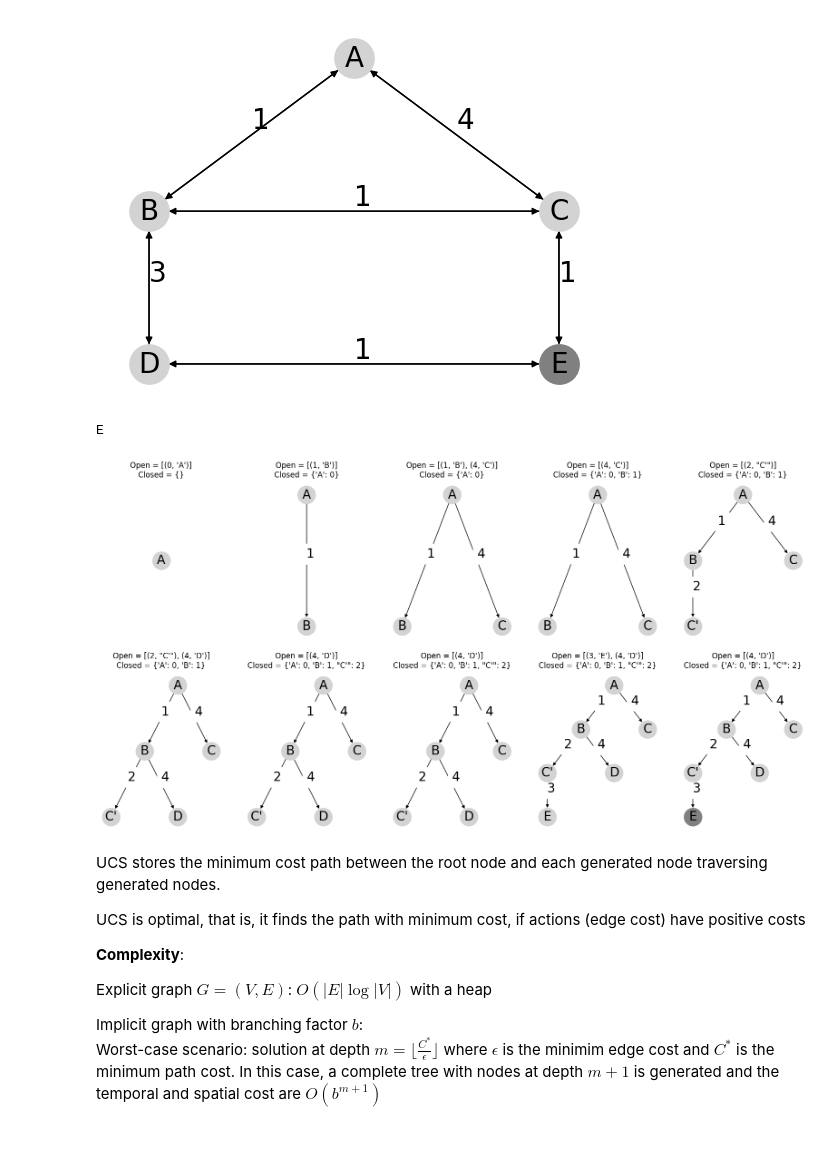
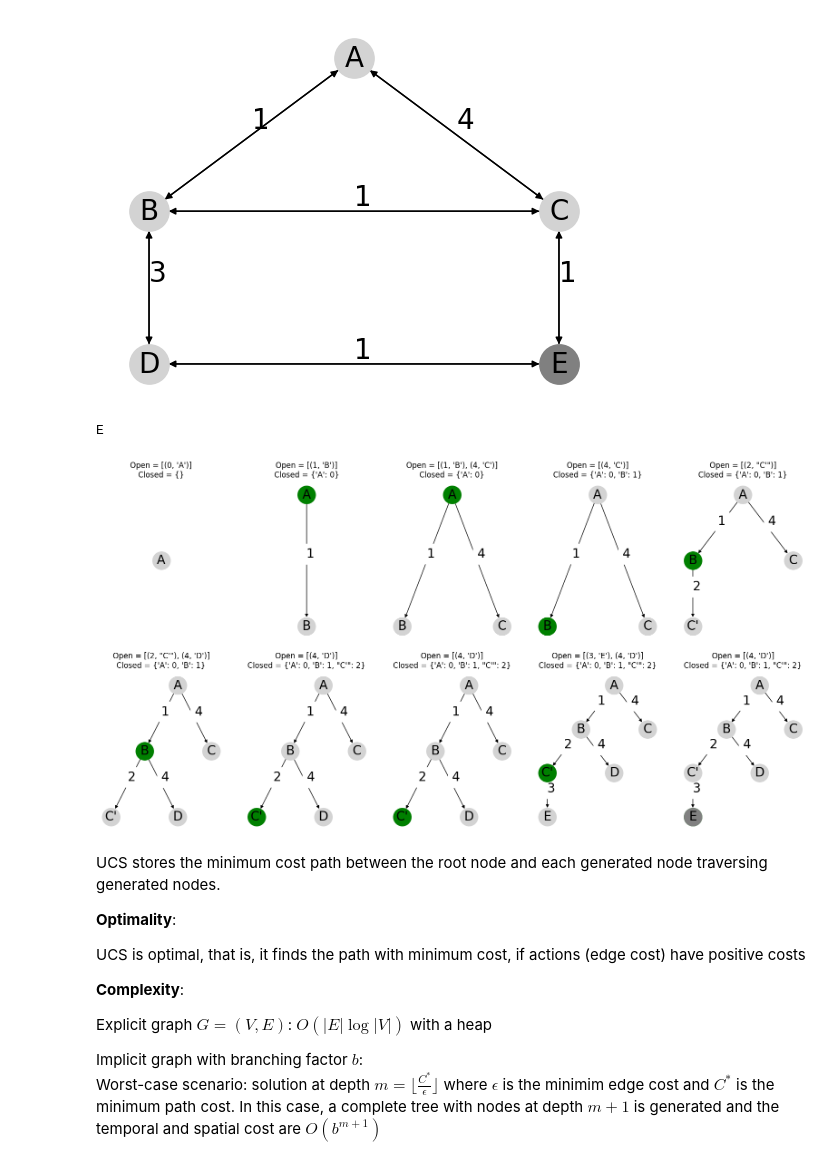
Before and after one commit to jorcisai/SIN, a Jupyter notebook: block1/search/Uniform Cost Search (UCS)/ucs.ipynb, the cells around one changed output. Saved outputs shown, nothing was run; the diff lists cells and outputs as text; code cells hidden in the pictures.

Commit message:
Highlighting in green node being expanded

```diff
--- a/block1/search/Uniform Cost Search (UCS)/ucs.ipynb
+++ b/block1/search/Uniform Cost Search (UCS)/ucs.ipynb
@@ -98,7 +100,7 @@ nrows=2; ncols=4
 fig, _ = plt.subplots(nrows=nrows, ncols=ncols, figsize=(20, 10))
 axes = iter(fig.axes)
 
-def draw_graph(DG, DW, source, Open, Closed, target=[]):
+def draw_graph(DG, DW, source, Open, Closed, active=[], target=[]):
   nxDG=nx.DiGraph(DG)
   ax = next(axes)
   ax.set_title("Open = "+str(Open)+"\n"+"Closed = "+str(Closed))
@@ -106,6 +108,7 @@ def draw_graph(DG, DW, source, Open, Closed, target=[]):
   nx.draw(nxDG, pos=pos_nodes, ax=ax, with_labels=True, node_color="lightgray", node_size=800, font_size=20)
   nx.draw_networkx_edge_labels(nxDG, pos=pos_nodes, edge_labels=DW, label_pos=0.5, font_size=20,
     horizontalalignment="left",verticalalignment="bottom", ax=ax, rotate=False)
+  nx.draw_networkx_nodes(nxDG, pos=pos_nodes, ax=ax, nodelist=active, node_color='green', node_size=800)
   nx.draw_networkx_nodes(nxDG, pos=pos_nodes, ax=ax, nodelist=target, node_color='gray', node_size=800)
 
 import heapq
@@ -123,7 +126,7 @@ def ucs(G, W, source, Target):
   while Openh != []:
     (gs,s) = heapq.heappop(Openh); del Opend[s[0]]
     if s[0] in Target:
-      draw_graph(DG, DW, source, Openh, Closed, [s])
+      draw_graph(DG, DW, source, Openh, Closed, [s], [s])
       return s
     Closed[s] = gs
     Adj = DG[s]
@@ -151,7 +154,7 @@ def ucs(G, W, source, Target):
         if gn < x:
           del Closed[n]
           heapq.heappush(Openh,(gn,n)); Opend.update({n: gn})
-      draw_graph(DG, DW, source, Openh, Closed)
+      draw_graph(DG, DW, source, Openh, Closed, [s])
 
 print(ucs(G,W,source,Target))
 # %% [output]
@@ -186,7 +189,7 @@ nrows=2; ncols=5
 fig, _ = plt.subplots(nrows=nrows, ncols=ncols, figsize=(20, 10))
 axes = iter(fig.axes)
 
-def draw_graph(DG, DW, source, Open, Closed, target=[]):
+def draw_graph(DG, DW, source, Open, Closed, active=[], target=[]):
   nxDG=nx.DiGraph(DG)
   ax = next(axes)
   ax.set_title("Open = "+str(Open)+"\n"+"Closed = "+str(Closed))
@@ -194,6 +197,7 @@ def draw_graph(DG, DW, source, Open, Closed, target=[]):
   nx.draw(nxDG, pos=pos_nodes, ax=ax, with_labels=True, node_color="lightgray", node_size=800, font_size=20)
   nx.draw_networkx_edge_labels(nxDG, pos=pos_nodes, edge_labels=DW, label_pos=0.5, font_size=20,
     horizontalalignment="left",verticalalignment="bottom", ax=ax, rotate=False)
+  nx.draw_networkx_nodes(nxDG, pos=pos_nodes, ax=ax, nodelist=active, node_color='green', node_size=800)
   nx.draw_networkx_nodes(nxDG, pos=pos_nodes, ax=ax, nodelist=target, node_color='gray', node_size=800)
 
 import heapq
@@ -211,42 +215,44 @@ def ucs(G, W, source, Target):
   while Openh != []:
     (gs,s) = heapq.heappop(Openh); del Opend[s[0]]
     if s[0] in Target:
-      draw_graph(DG, DW, source, Openh, Closed, [s])
+      draw_graph(DG, DW, source, Openh, Closed, [s], [s])
       return s
     Closed[s] = gs
     Adj = DG[s]
     for n in G[s[0]]:
       gn = gs + W[(s[0],n[0])]
       if n not in Closed:
         if n not in Opend:
           heapq.heappush(Openh,(gn,n)); Opend.update({n: gn})
           Adj.append(n); DG[s]=Adj; DG.update({n:[]}); DW.update({(s,n):gn})
         else:
           x = Opend[n]
           # Existing node with better gn -> update
           if gn < x:
             Opend[n] = gn
             while n in DG: n+="'"
             if len(n)>1: n=n[:-1]
             i = Openh.index((x,n))
             n+="'"
             Openh[i] = (gn,n)
             heapq._siftdown(Openh,0,i)
             Adj.append(n); DG[s]=Adj; DG.update({n:[]}); DW.update({(s,n):gn})
       else:
         x = Closed[n]
         # Existing node with better gn -> update
         if gn < x:
           del Closed[n]
           heapq.heappush(Openh,(gn,n)); Opend.update({n: gn})
-      draw_graph(DG, DW, source, Openh, Closed)
+      draw_graph(DG, DW, source, Openh, Closed, [s])
 
 print(ucs(G,W,source,Target))
 # %% [output]
 E
-[figure, old version]
+[figure, new version]
 # %% [markdown]
 UCS stores the minimum cost path between the root node and each generated node traversing generated nodes.
+
+**Optimality**:
 
 UCS is optimal, that is, it finds the path with minimum cost, if actions (edge cost) have positive costs
 
```
Also changed, not shown: parts of 1 cell of this notebook, 3 other files.
